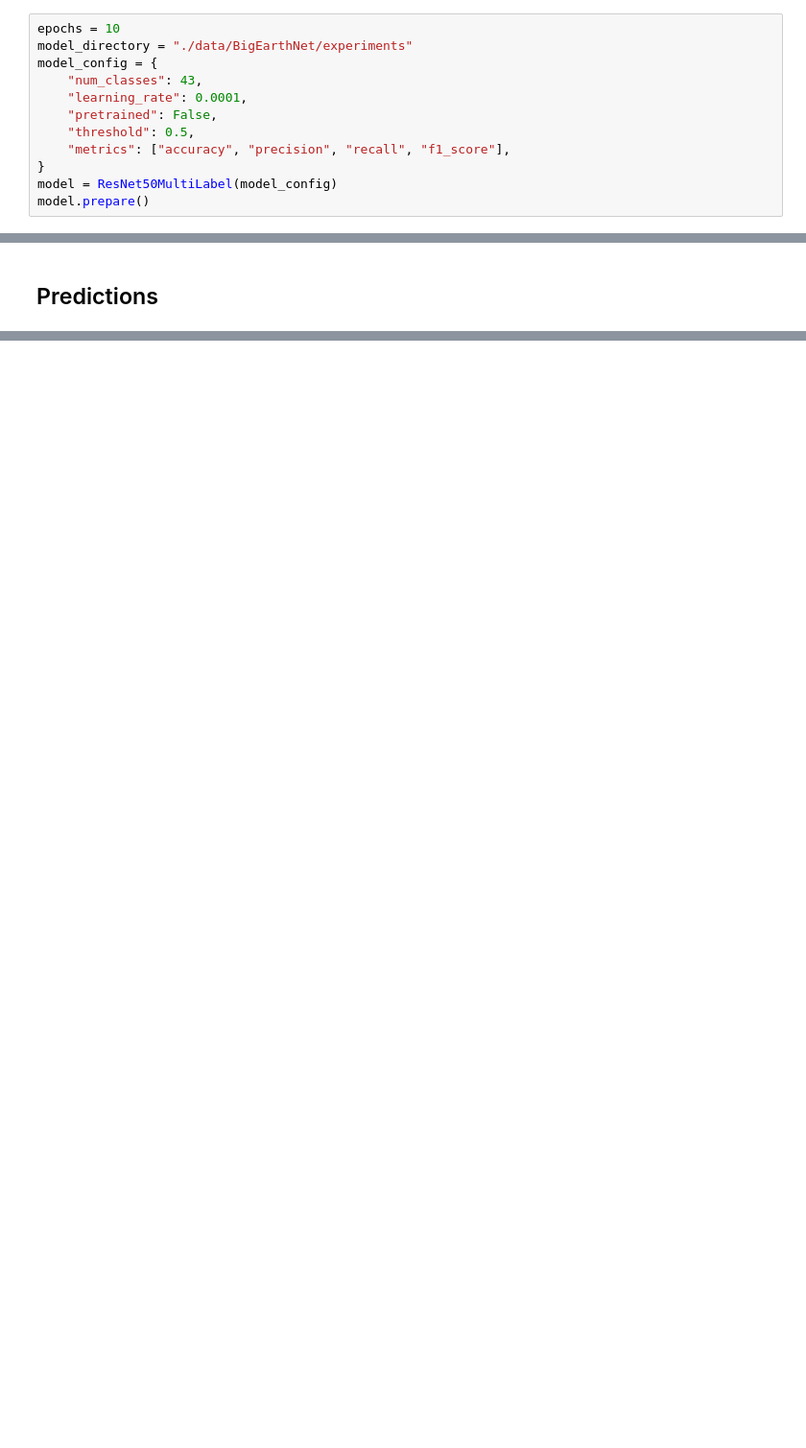
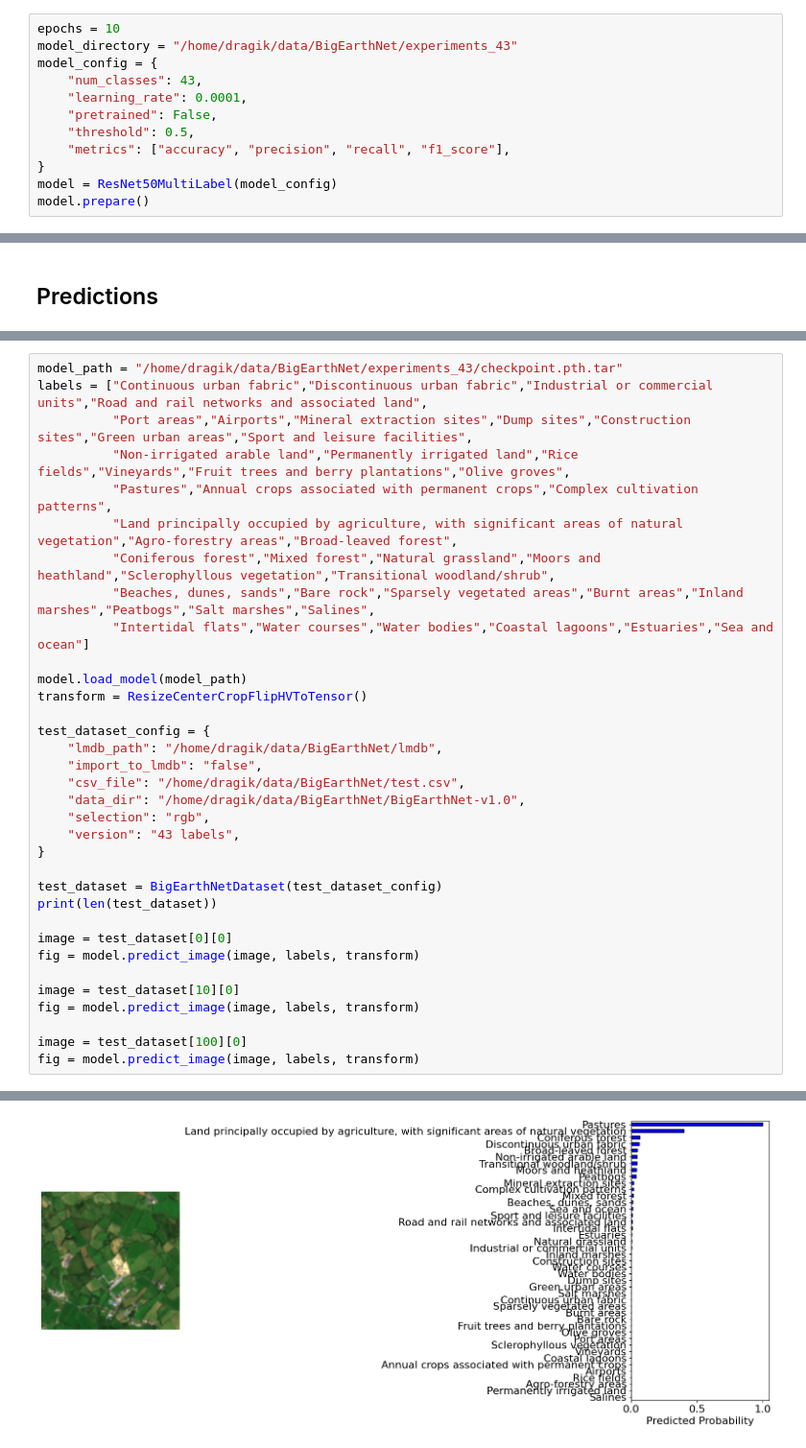
Before and after one commit to biasvariancelabs/FAIR-EO, a Jupyter notebook: examples/multilabel_classification_example_big_earth_net_43.ipynb, the cells around one changed output, grey strips where cells are left out. Shown at 96% size. Drawn from its saved outputs; the diff is of its cells as text; blank space fills up the shorter version.

```diff
--- a/examples/multilabel_classification_example_big_earth_net_43.ipynb
+++ b/examples/multilabel_classification_example_big_earth_net_43.ipynb
@@ -71,7 +111,7 @@ len(train_dataset), len(test_dataset)
 ## Setup and create the model for training
 # %%
 epochs = 10
-model_directory = "./data/BigEarthNet/experiments"
+model_directory = "/home/dragik/data/BigEarthNet/experiments_43"
 model_config = {
     "num_classes": 43,
     "learning_rate": 0.0001,
@@ -112,0 +155,35 @@ fig = model.predict_image(image, labels)
+# %%
+model_path = "/home/dragik/data/BigEarthNet/experiments_43/checkpoint.pth.tar"
+labels = ["Continuous urban fabric","Discontinuous urban fabric","Industrial or commercial units","Road and rail networks and associated land",
+          "Port areas","Airports","Mineral extraction sites","Dump sites","Construction sites","Green urban areas","Sport and leisure facilities",
+          "Non-irrigated arable land","Permanently irrigated land","Rice fields","Vineyards","Fruit trees and berry plantations","Olive groves",
+          "Pastures","Annual crops associated with permanent crops","Complex cultivation patterns",
+          "Land principally occupied by agriculture, with significant areas of natural vegetation","Agro-forestry areas","Broad-leaved forest",
+          "Coniferous forest","Mixed forest","Natural grassland","Moors and heathland","Sclerophyllous vegetation","Transitional woodland/shrub",
+          "Beaches, dunes, sands","Bare rock","Sparsely vegetated areas","Burnt areas","Inland marshes","Peatbogs","Salt marshes","Salines",
+          "Intertidal flats","Water courses","Water bodies","Coastal lagoons","Estuaries","Sea and ocean"]
+
+model.load_model(model_path)
+transform = ResizeCenterCropFlipHVToTensor()
+
+test_dataset_config = {
+    "lmdb_path": "/home/dragik/data/BigEarthNet/lmdb",
+    "import_to_lmdb": "false",
+    "csv_file": "/home/dragik/data/BigEarthNet/test.csv",
+    "data_dir": "/home/dragik/data/BigEarthNet/BigEarthNet-v1.0",
+    "selection": "rgb",
+    "version": "43 labels",
+}
+
+test_dataset = BigEarthNetDataset(test_dataset_config)
+print(len(test_dataset))
+
+image = test_dataset[0][0]
+fig = model.predict_image(image, labels, transform)
+
+image = test_dataset[10][0]
+fig = model.predict_image(image, labels, transform)
+
+image = test_dataset[100][0]
+fig = model.predict_image(image, labels, transform)
+# %% [output]
@@ -112,0 +193 @@ fig = model.predict_image(image, labels)
+[figure, added]
```
Also changed, not shown: parts of 10 cells of this notebook, 19 other files.
